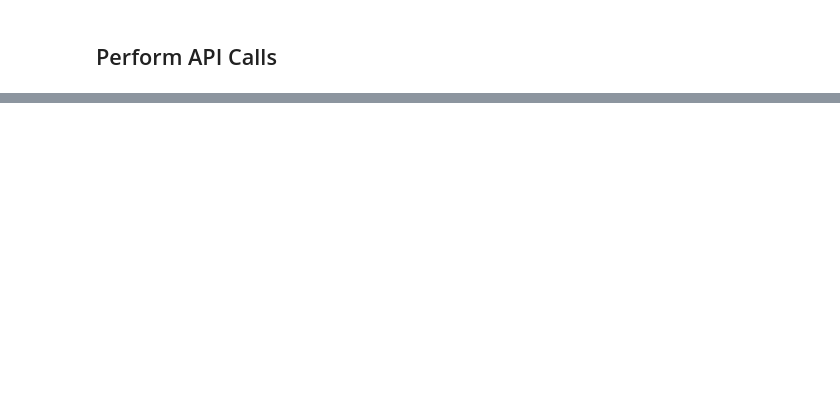
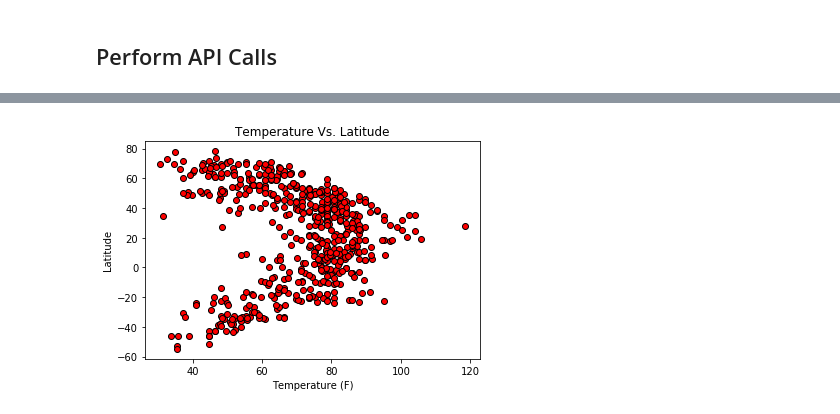
Before and after one commit to harriskl1/API-, a Jupyter notebook: WeatherPy-Copy1.ipynb, the cells around one changed output, grey strips where cells are left out. Saved outputs shown, nothing was run; the diff lists cells and outputs as text; code cells hidden in the pictures; blank space fills up the shorter version.

```diff
--- a/WeatherPy-Copy1.ipynb
+++ b/WeatherPy-Copy1.ipynb
@@ -121,0 +107,13 @@ url = "http://api.openweathermap.org/data/2.5/weather?units=Imperial&APPID=" + a
+# %%
+city_weather_df = pd.DataFrame({
+    "city_name": City,
+    "country_name": Country,
+    "weather": Weather_Description,
+    "longitude": Longitude,
+    "latitude": Latitude,
+    "clouds": Clouds,
+    "date": Date,
+    "humidity": Humidity,
+    "max temp": Max_temp,
+    "wind": Wind_Speed
+})
@@ -121,0 +140,11 @@ url = "http://api.openweathermap.org/data/2.5/weather?units=Imperial&APPID=" + a
+# %%
+plt.scatter(city_weather_df["max temp"], city_weather_df["latitude"], marker="o", facecolors="red", edgecolors="black")
+# Incorporate the other graph properties
+plt.title("Temperature Vs. Latitude")
+plt.xlabel("Temperature (F)")
+plt.ylabel("Latitude")
+
+plt.savefig("temp.png")
+plt.show()
+# %% [output]
+[figure, added]
```
Also changed, not shown: parts of 9 cells of this notebook.
